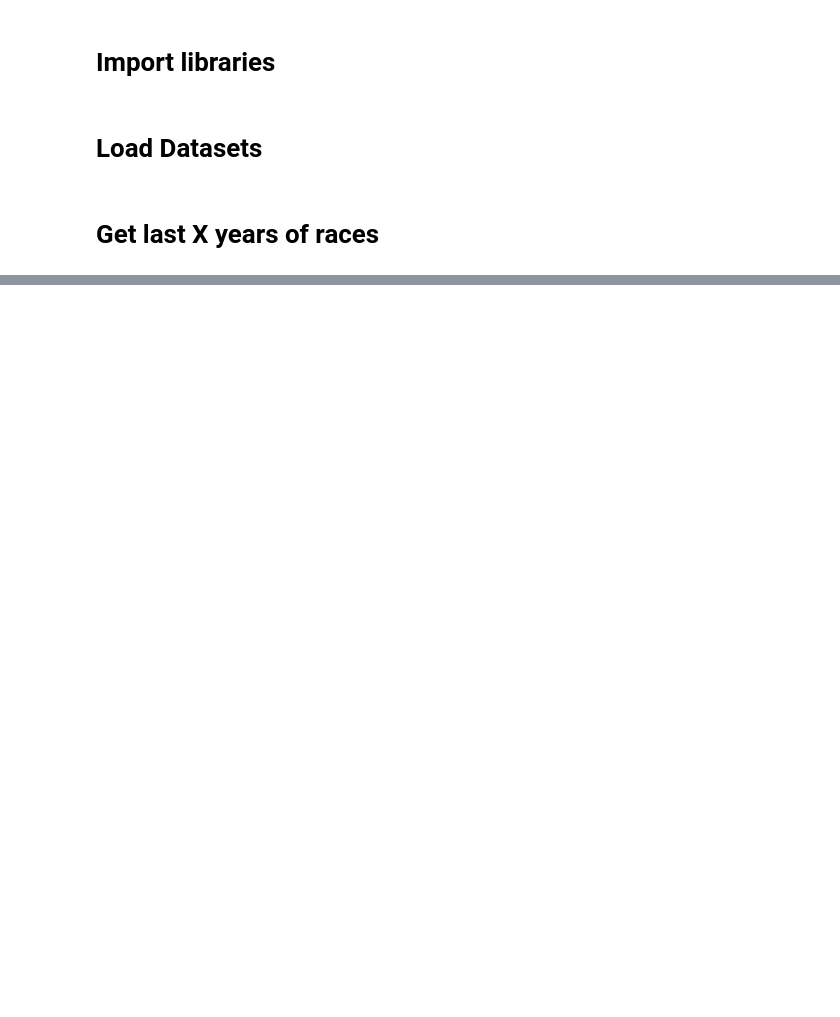
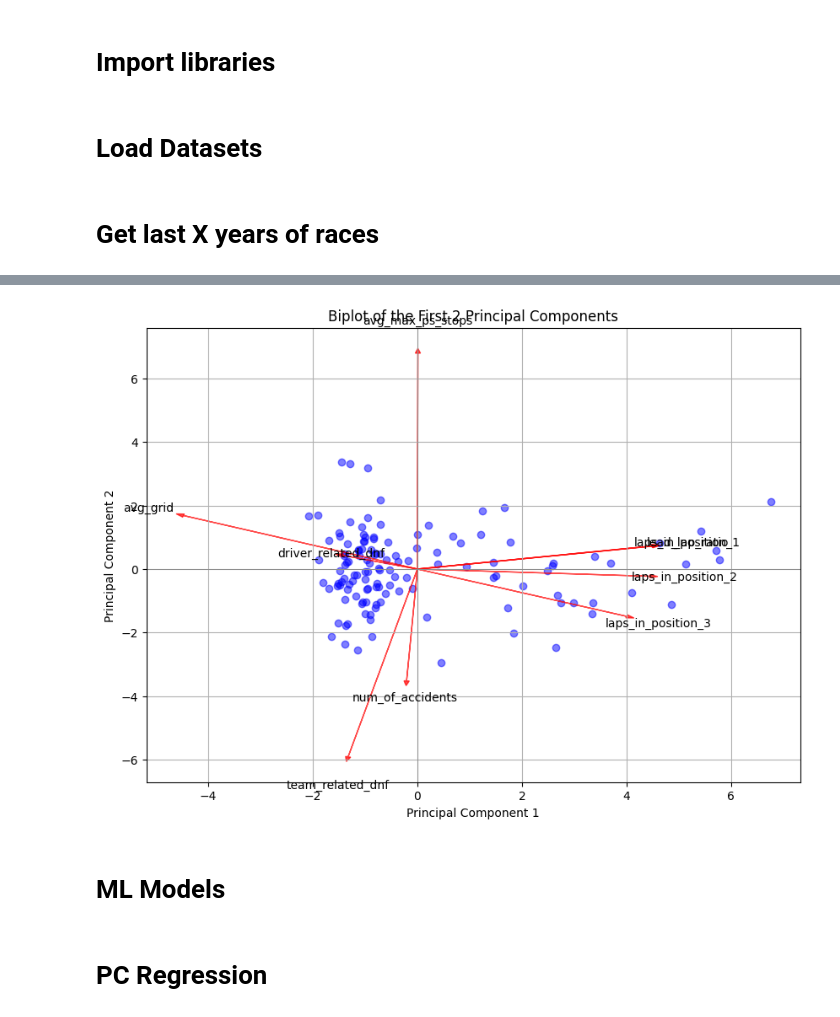
Before and after one commit to abrohit/CS573, a Jupyter notebook: rohit-data-analysis.ipynb, the cells around one changed output, grey strips where cells are left out. Saved outputs shown, nothing was run; the diff lists cells and outputs as text; code cells hidden in the pictures; blank space fills up the shorter version.

```diff
--- a/rohit-data-analysis.ipynb
+++ b/rohit-data-analysis.ipynb
@@ -234,0 +315,32 @@ plot_constructors_averages(constructors_with_averages)
+# %%
+def biplot(pca_scores, components, labels=None, scale=10):
+    plt.figure(figsize=(10, 7))
+
+    # Plot the PCA scores (the observations in the space of the first two PCs)
+    plt.scatter(pca_scores[:, 0], pca_scores[:, 1], color='blue', alpha=0.5)
+
+    # Plot feature vectors (loadings) with scaling for better visibility
+    for i, (component, label) in enumerate(zip(components, labels)):
+        plt.arrow(0, 0, component[0] * scale, component[1] * scale, color='red', alpha=0.7, head_width=0.1)
+        plt.text(component[0] * scale * 1.15, component[1] * scale * 1.15, label, color='black', ha='center', va='center')
+
+    # Formatting the plot
+    plt.xlabel('Principal Component 1')
+    plt.ylabel('Principal Component 2')
+    plt.title('Biplot of the First 2 Principal Components')
+    plt.axhline(0, color='grey', lw=0.5)
+    plt.axvline(0, color='grey', lw=0.5)
+    plt.grid(True)
+    plt.savefig("plot.pdf", format="pdf", bbox_inches="tight")
+    plt.show()
+# %%
+pca2 = PCA(n_components=2)
+pca_scores2 = pca2.fit_transform(df_scaled)
+
+biplot(pca_scores2[:, :2], pca2.components_.T, labels=df_analysis.columns)
+# %% [output]
+[figure, added]
+# %% [markdown]
+# ML Models
+# %% [markdown]
+# PC Regression
```
Also changed, not shown: parts of 62 cells of this notebook, 2 other files.
